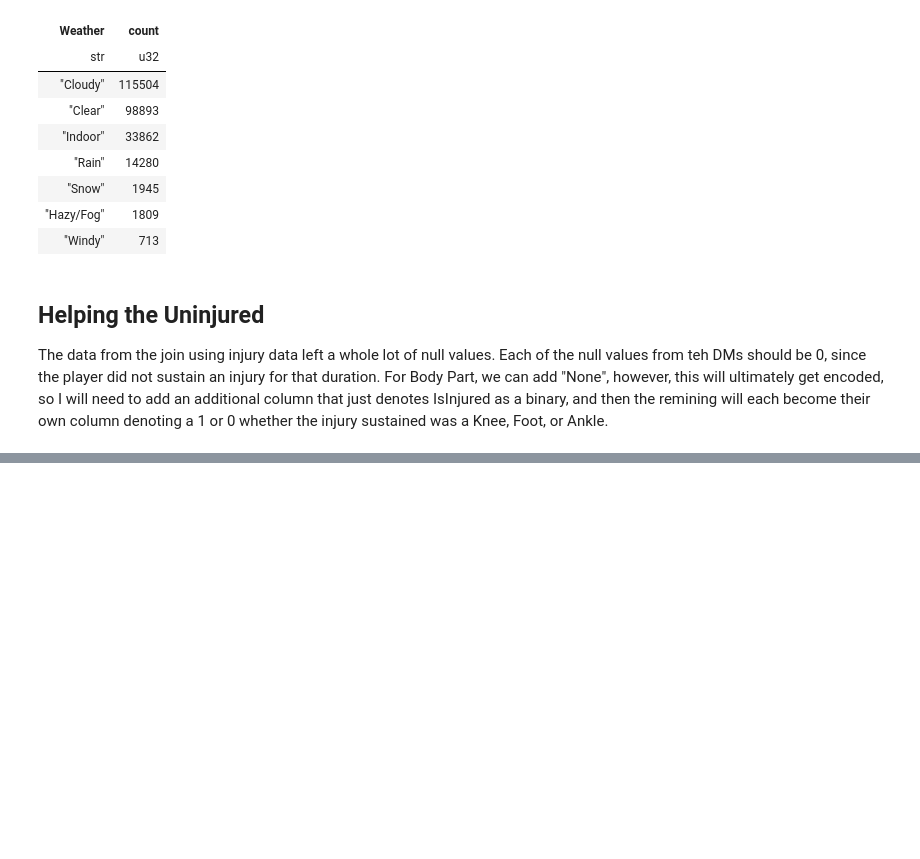
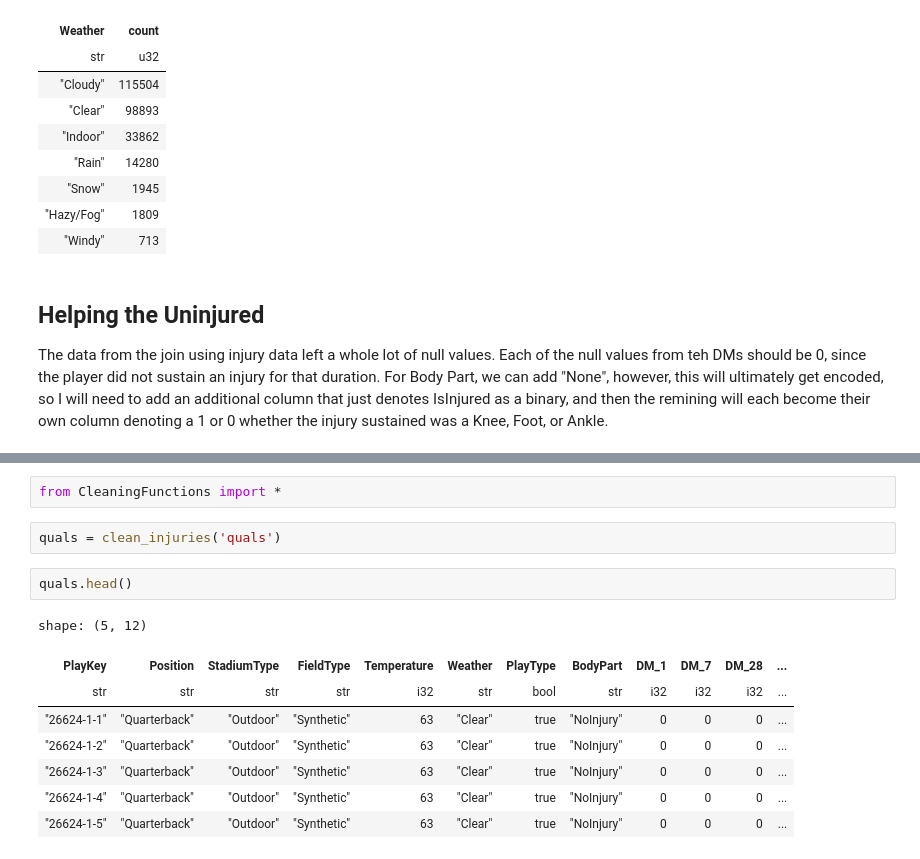
Before and after one commit to FreshOats/NFL_Data_Science, a Jupyter notebook: ETL/ETL.ipynb, the cells around one changed output, grey strips where cells are left out. Drawn from its saved outputs; the diff is of its cells as text; blank space fills up the shorter version.

Commit message:
Created new python file for data cleaning, and finished ETL for the qualitative data.

```diff
--- a/ETL/ETL.ipynb
+++ b/ETL/ETL.ipynb
@@ -387,0 +662,15 @@ The data from the join using injury data left a whole lot of null values. Each o
+# %%
+from CleaningFunctions import *
+# %%
+quals = clean_injuries('quals')
+# %%
+quals.head()
+# %% [output]
+shape: (5, 12)
+| PlayKey | Position | StadiumType | FieldType | Temperature | Weather | PlayType | BodyPart | DM_1 | DM_7 | DM_28 | ... |
+| str | str | str | str | i32 | str | bool | str | i32 | i32 | i32 | ... |
+| "26624-1-1" | "Quarterback" | "Outdoor" | "Synthetic" | 63 | "Clear" | true | "NoInjury" | 0 | 0 | 0 | ... |
+| "26624-1-2" | "Quarterback" | "Outdoor" | "Synthetic" | 63 | "Clear" | true | "NoInjury" | 0 | 0 | 0 | ... |
+| "26624-1-3" | "Quarterback" | "Outdoor" | "Synthetic" | 63 | "Clear" | true | "NoInjury" | 0 | 0 | 0 | ... |
+| "26624-1-4" | "Quarterback" | "Outdoor" | "Synthetic" | 63 | "Clear" | true | "NoInjury" | 0 | 0 | 0 | ... |
+| "26624-1-5" | "Quarterback" | "Outdoor" | "Synthetic" | 63 | "Clear" | true | "NoInjury" | 0 | 0 | 0 | ... |
```
Also changed, not shown: parts of 30 cells of this notebook, 1 other file.
